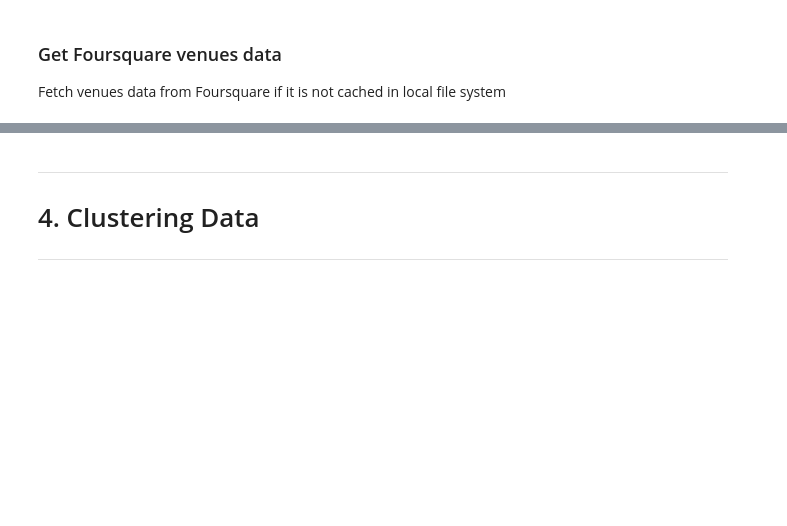
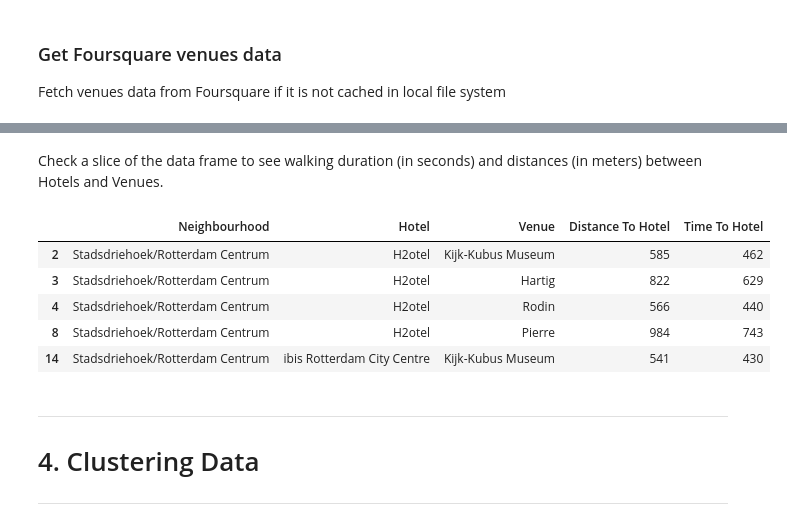
Before and after one commit to eeskikoy/adatadetective, a Jupyter notebook: posts/recommend_hotel/recommend_hotel.ipynb, the cells around one changed output, grey strips where cells are left out. Cells and saved outputs as stored; diff of their text form; code cells hidden in the pictures; blank space fills up the shorter version.

```diff
--- a/posts/recommend_hotel/recommend_hotel.ipynb
+++ b/posts/recommend_hotel/recommend_hotel.ipynb
@@ -439,3 +451,14 @@ hvr_df=hvr_df[in_walking_distance]
+# %% [markdown]
+Check a slice of the data frame to see walking duration (in seconds) and distances (in meters) between Hotels and Venues.
+# %%
+hvr_df[['Neighbourhood','Hotel','Venue','Distance To Hotel','Time To Hotel']].head()
+# %% [output]
+|  | Neighbourhood | Hotel | Venue | Distance To Hotel | Time To Hotel |
+| 2 | Stadsdriehoek/Rotterdam Centrum | H2otel | Kijk-Kubus Museum | 585 | 462 |
+| 3 | Stadsdriehoek/Rotterdam Centrum | H2otel | Hartig | 822 | 629 |
+| 4 | Stadsdriehoek/Rotterdam Centrum | H2otel | Rodin | 566 | 440 |
+| 8 | Stadsdriehoek/Rotterdam Centrum | H2otel | Pierre | 984 | 743 |
+| 14 | Stadsdriehoek/Rotterdam Centrum | ibis Rotterdam City Centre | Kijk-Kubus Museum | 541 | 430 |
 # %% [markdown]
 ***
 # 4. Clustering Data
```
Also changed, not shown: parts of 2 cells of this notebook.
